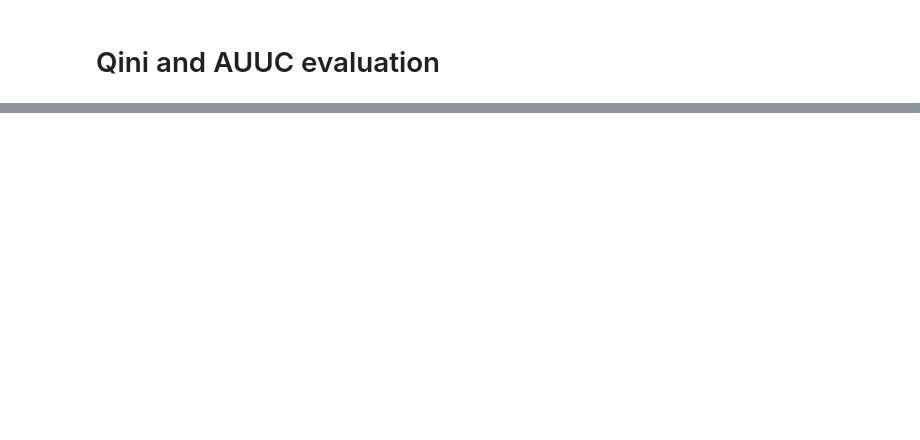
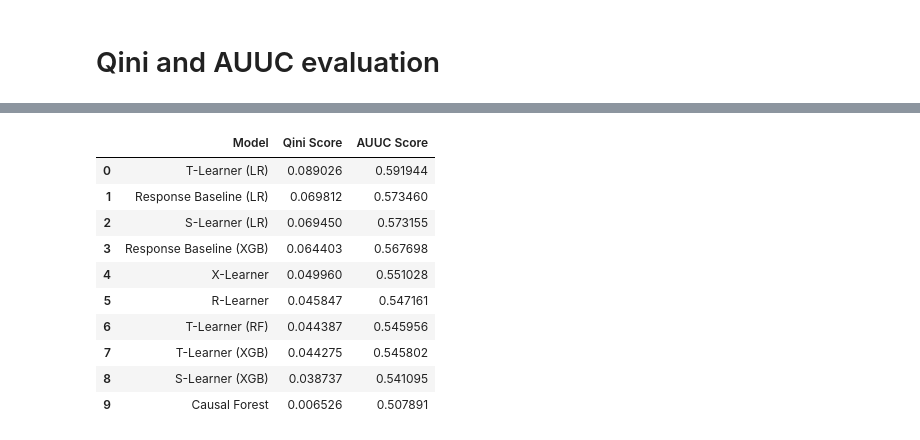
Before and after one commit to brianrp09232000/hillstrom-email-uplift-modeling, a Jupyter notebook: notebooks/10_evaluation_qini_auuc.ipynb, the cells around one changed output, grey strips where cells are left out. Saved outputs shown, nothing was run; the diff lists cells and outputs as text; code cells hidden in the pictures; blank space fills up the shorter version.

```diff
--- a/notebooks/10_evaluation_qini_auuc.ipynb
+++ b/notebooks/10_evaluation_qini_auuc.ipynb
@@ -261,0 +106,11 @@ Overall, the T-Learner (logistic) delivered the strongest single-split performan
+# %%
+scores = compute_qini_auuc(y_test.values, treatment_test.values, tau_hat_dict, normalize=True)
+
+qini_scores = scores["qini_score"]
+auuc_scores = scores["auuc_score"]
+
+print("Qini scores:")
+print(qini_scores.sort_values(ascending=False))
+
+print("\nAUUC scores:")
+print(auuc_scores.sort_values(ascending=False))
@@ -261,0 +139,24 @@ Overall, the T-Learner (logistic) delivered the strongest single-split performan
+# %%
+rows = []
+for name in tau_hat_dict:
+    rows.append({
+        'Model': name,
+        'Qini Score': qini_scores[name],
+        'AUUC Score': auuc_scores[name],
+    })
+
+comparison_df = pd.DataFrame(rows)
+comparison_df = comparison_df.sort_values('Qini Score', ascending=False).reset_index(drop=True)
+comparison_df
+# %% [output]
+|  | Model | Qini Score | AUUC Score |
+| 0 | T-Learner (LR) | 0.089026 | 0.591944 |
+| 1 | Response Baseline (LR) | 0.069812 | 0.573460 |
+| 2 | S-Learner (LR) | 0.069450 | 0.573155 |
+| 3 | Response Baseline (XGB) | 0.064403 | 0.567698 |
+| 4 | X-Learner | 0.049960 | 0.551028 |
+| 5 | R-Learner | 0.045847 | 0.547161 |
+| 6 | T-Learner (RF) | 0.044387 | 0.545956 |
+| 7 | T-Learner (XGB) | 0.044275 | 0.545802 |
+| 8 | S-Learner (XGB) | 0.038737 | 0.541095 |
+| 9 | Causal Forest | 0.006526 | 0.507891 |
```
Also changed, not shown: parts of 22 cells of this notebook, 3 other files.
